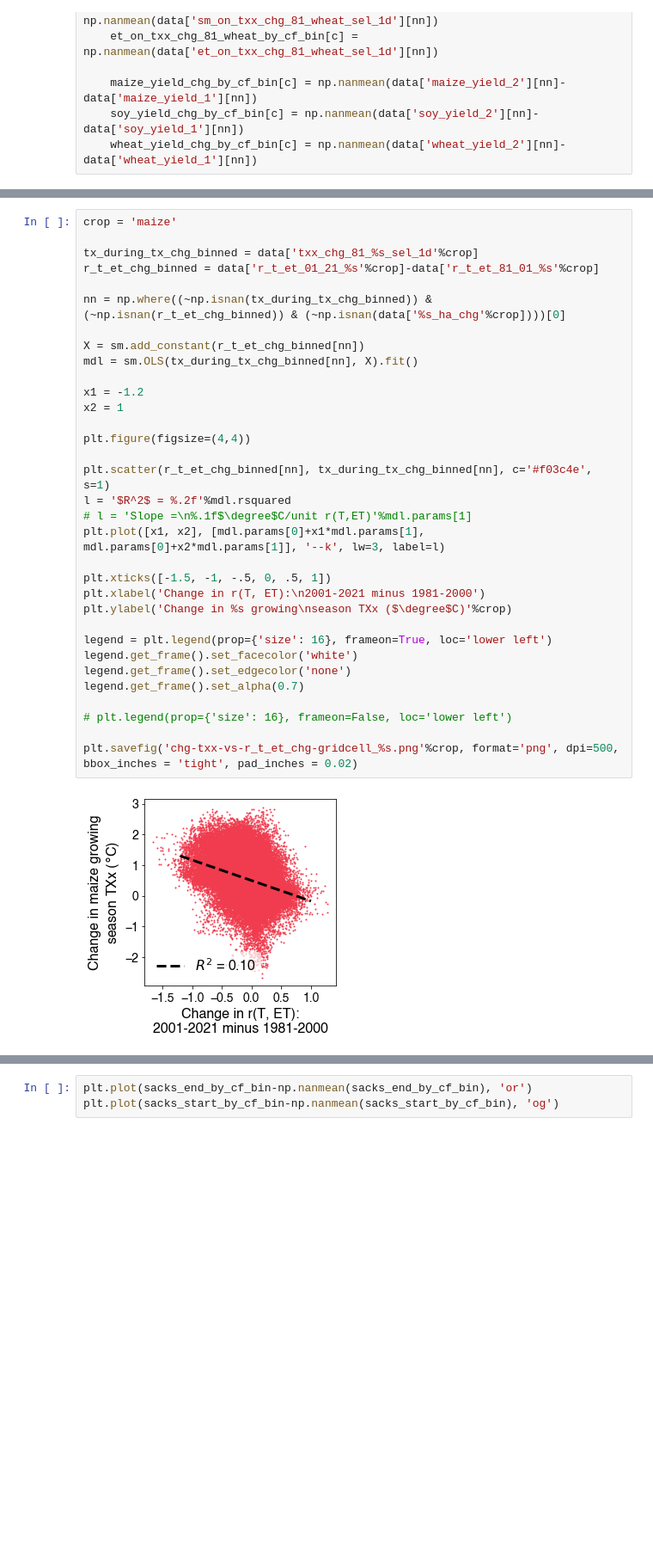
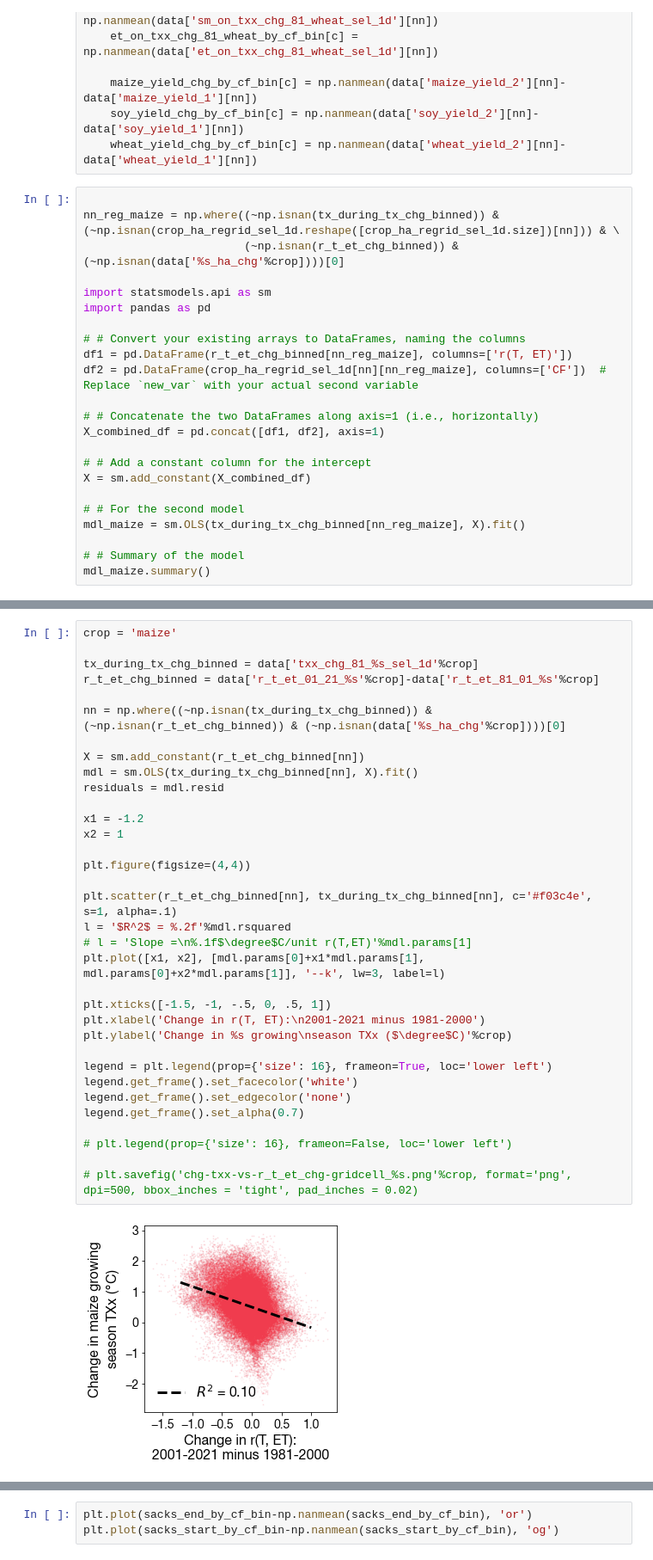
Before and after one commit to ecoffel/2021-heat, a Jupyter notebook: ht_tx_on_tw_analysis.ipynb, the cells around one changed output, grey strips where cells are left out. Shown at 86% size. Drawn from its saved outputs; the diff is of its cells as text; blank space fills up the shorter version.

```diff
--- a/ht_tx_on_tw_analysis.ipynb
+++ b/ht_tx_on_tw_analysis.ipynb
@@ -1704,3 +1841,26 @@ for c, cur_bin in enumerate(cf_bins):
     maize_yield_chg_by_cf_bin[c] = np.nanmean(data['maize_yield_2'][nn]-data['maize_yield_1'][nn])
     soy_yield_chg_by_cf_bin[c] = np.nanmean(data['soy_yield_2'][nn]-data['soy_yield_1'][nn])
     wheat_yield_chg_by_cf_bin[c] = np.nanmean(data['wheat_yield_2'][nn]-data['wheat_yield_1'][nn])
+# %%
+
+nn_reg_maize = np.where((~np.isnan(tx_during_tx_chg_binned)) & (~np.isnan(crop_ha_regrid_sel_1d.reshape([crop_ha_regrid_sel_1d.size])[nn])) & \
+                        (~np.isnan(r_t_et_chg_binned)) & (~np.isnan(data['%s_ha_chg'%crop])))[0]
+
+import statsmodels.api as sm
+import pandas as pd
+
+# # Convert your existing arrays to DataFrames, naming the columns
+df1 = pd.DataFrame(r_t_et_chg_binned[nn_reg_maize], columns=['r(T, ET)'])
+df2 = pd.DataFrame(crop_ha_regrid_sel_1d[nn][nn_reg_maize], columns=['CF'])  # Replace `new_var` with your actual second variable
+
+# # Concatenate the two DataFrames along axis=1 (i.e., horizontally)
+X_combined_df = pd.concat([df1, df2], axis=1)
+
+# # Add a constant column for the intercept
+X = sm.add_constant(X_combined_df)
+
+# # For the second model
+mdl_maize = sm.OLS(tx_during_tx_chg_binned[nn_reg_maize], X).fit()
+
+# # Summary of the model
+mdl_maize.summary()
@@ -1709,36 +1900,37 @@ crop = 'maize'
 
 tx_during_tx_chg_binned = data['txx_chg_81_%s_sel_1d'%crop]
 r_t_et_chg_binned = data['r_t_et_01_21_%s'%crop]-data['r_t_et_81_01_%s'%crop]
 
 nn = np.where((~np.isnan(tx_during_tx_chg_binned)) & (~np.isnan(r_t_et_chg_binned)) & (~np.isnan(data['%s_ha_chg'%crop])))[0]
 
 X = sm.add_constant(r_t_et_chg_binned[nn])
 mdl = sm.OLS(tx_during_tx_chg_binned[nn], X).fit()
+residuals = mdl.resid
 
 x1 = -1.2
 x2 = 1
 
 plt.figure(figsize=(4,4))
 
-plt.scatter(r_t_et_chg_binned[nn], tx_during_tx_chg_binned[nn], c='#f03c4e', s=1)
+plt.scatter(r_t_et_chg_binned[nn], tx_during_tx_chg_binned[nn], c='#f03c4e', s=1, alpha=.1)
 l = '$R^2$ = %.2f'%mdl.rsquared
 # l = 'Slope =\n%.1f$\degree$C/unit r(T,ET)'%mdl.params[1]
 plt.plot([x1, x2], [mdl.params[0]+x1*mdl.params[1], mdl.params[0]+x2*mdl.params[1]], '--k', lw=3, label=l)
 
 plt.xticks([-1.5, -1, -.5, 0, .5, 1])
 plt.xlabel('Change in r(T, ET):\n2001-2021 minus 1981-2000')
 plt.ylabel('Change in %s growing\nseason TXx ($\degree$C)'%crop)
 
 legend = plt.legend(prop={'size': 16}, frameon=True, loc='lower left')
 legend.get_frame().set_facecolor('white')
 legend.get_frame().set_edgecolor('none')
 legend.get_frame().set_alpha(0.7)
 
 # plt.legend(prop={'size': 16}, frameon=False, loc='lower left')
 
-plt.savefig('chg-txx-vs-r_t_et_chg-gridcell_%s.png'%crop, format='png', dpi=500, bbox_inches = 'tight', pad_inches = 0.02)
+# plt.savefig('chg-txx-vs-r_t_et_chg-gridcell_%s.png'%crop, format='png', dpi=500, bbox_inches = 'tight', pad_inches = 0.02)
 # %% [output]
-[figure, old version]
+[figure, new version]
 # %%
 crop = 'wheat'
 
```
Also changed, not shown: parts of 97 cells of this notebook, 5 other files.
